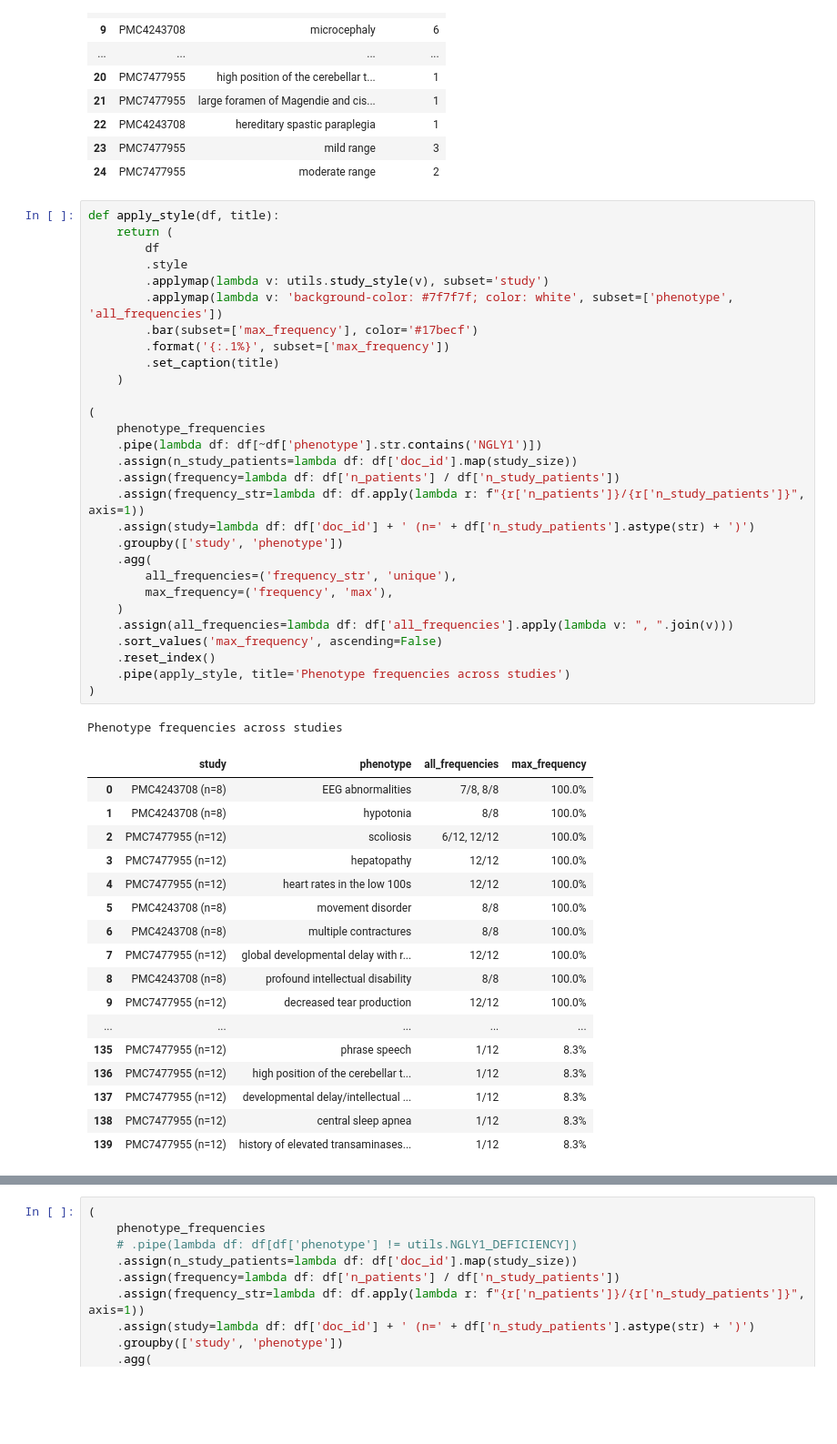
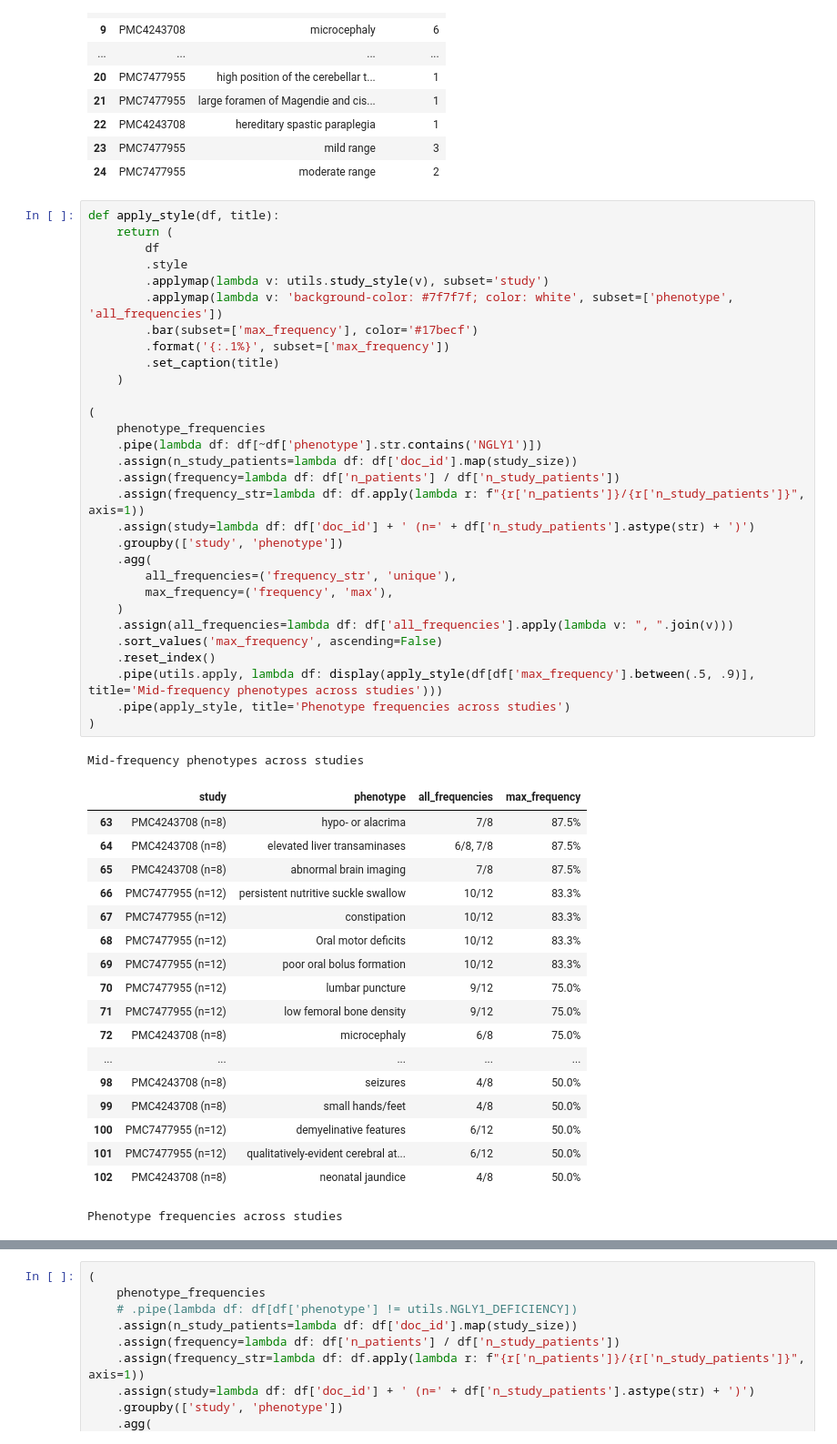
Before and after one commit to eric-czech/ngly1-gpt, a Jupyter notebook: ngly1_gpt/notebooks/patient_extraction.ipynb, the cells around one changed output, grey strips where cells are left out. Shown at 91% size. Cells and saved outputs as stored; diff of their text form; blank space fills up the shorter version.

```diff
--- a/ngly1_gpt/notebooks/patient_extraction.ipynb
+++ b/ngly1_gpt/notebooks/patient_extraction.ipynb
@@ -524,47 +609,49 @@ memory usage: 3.9+ KB
 def apply_style(df, title):
     return (
         df
         .style
         .applymap(lambda v: utils.study_style(v), subset='study')
         .applymap(lambda v: 'background-color: #7f7f7f; color: white', subset=['phenotype', 'all_frequencies'])
         .bar(subset=['max_frequency'], color='#17becf')
         .format('{:.1%}', subset=['max_frequency'])
         .set_caption(title)
     )
 
 (
     phenotype_frequencies
     .pipe(lambda df: df[~df['phenotype'].str.contains('NGLY1')])
     .assign(n_study_patients=lambda df: df['doc_id'].map(study_size))
     .assign(frequency=lambda df: df['n_patients'] / df['n_study_patients'])
     .assign(frequency_str=lambda df: df.apply(lambda r: f"{r['n_patients']}/{r['n_study_patients']}", axis=1))
     .assign(study=lambda df: df['doc_id'] + ' (n=' + df['n_study_patients'].astype(str) + ')')
     .groupby(['study', 'phenotype'])
     .agg(
         all_frequencies=('frequency_str', 'unique'),
         max_frequency=('frequency', 'max'),
     )
     .assign(all_frequencies=lambda df: df['all_frequencies'].apply(lambda v: ", ".join(v)))
     .sort_values('max_frequency', ascending=False)
     .reset_index()
+    .pipe(utils.apply, lambda df: display(apply_style(df[df['max_frequency'].between(.5, .9)], title='Mid-frequency phenotypes across studies')))
     .pipe(apply_style, title='Phenotype frequencies across studies')
 )
 # %% [output]
-Phenotype frequencies across studies
+Mid-frequency phenotypes across studies
 |  | study | phenotype | all_frequencies | max_frequency |
-| 0 | PMC4243708 (n=8) | EEG abnormalities | 7/8, 8/8 | 100.0% |
-| 1 | PMC4243708 (n=8) | hypotonia | 8/8 | 100.0% |
-| 2 | PMC7477955 (n=12) | scoliosis | 6/12, 12/12 | 100.0% |
-| 3 | PMC7477955 (n=12) | hepatopathy | 12/12 | 100.0% |
-| 4 | PMC7477955 (n=12) | heart rates in the low 100s | 12/12 | 100.0% |
-| 5 | PMC4243708 (n=8) | movement disorder | 8/8 | 100.0% |
-| 6 | PMC4243708 (n=8) | multiple contractures | 8/8 | 100.0% |
-| 7 | PMC7477955 (n=12) | global developmental delay with r... | 12/12 | 100.0% |
-| 8 | PMC4243708 (n=8) | profound intellectual disability | 8/8 | 100.0% |
-| 9 | PMC7477955 (n=12) | decreased tear production | 12/12 | 100.0% |
+| 63 | PMC4243708 (n=8) | hypo- or alacrima | 7/8 | 87.5% |
+| 64 | PMC4243708 (n=8) | elevated liver transaminases | 6/8, 7/8 | 87.5% |
+| 65 | PMC4243708 (n=8) | abnormal brain imaging | 7/8 | 87.5% |
+| 66 | PMC7477955 (n=12) | persistent nutritive suckle swallow | 10/12 | 83.3% |
+| 67 | PMC7477955 (n=12) | constipation | 10/12 | 83.3% |
+| 68 | PMC7477955 (n=12) | Oral motor deficits | 10/12 | 83.3% |
+| 69 | PMC7477955 (n=12) | poor oral bolus formation | 10/12 | 83.3% |
+| 70 | PMC7477955 (n=12) | lumbar puncture | 9/12 | 75.0% |
+| 71 | PMC7477955 (n=12) | low femoral bone density | 9/12 | 75.0% |
+| 72 | PMC4243708 (n=8) | microcephaly | 6/8 | 75.0% |
 | ... | ... | ... | ... | ... |
-| 135 | PMC7477955 (n=12) | phrase speech | 1/12 | 8.3% |
-| 136 | PMC7477955 (n=12) | high position of the cerebellar t... | 1/12 | 8.3% |
-| 137 | PMC7477955 (n=12) | developmental delay/intellectual ... | 1/12 | 8.3% |
-| 138 | PMC7477955 (n=12) | central sleep apnea | 1/12 | 8.3% |
-| 139 | PMC7477955 (n=12) | history of elevated transaminases... | 1/12 | 8.3% |
+| 98 | PMC4243708 (n=8) | seizures | 4/8 | 50.0% |
+| 99 | PMC4243708 (n=8) | small hands/feet | 4/8 | 50.0% |
+| 100 | PMC7477955 (n=12) | demyelinative features | 6/12 | 50.0% |
+| 101 | PMC7477955 (n=12) | qualitatively-evident cerebral at... | 6/12 | 50.0% |
+| 102 | PMC4243708 (n=8) | neonatal jaundice | 4/8 | 50.0% |
+Phenotype frequencies across studies
```
Also changed, not shown: parts of 8 cells of this notebook, 1 other file.
